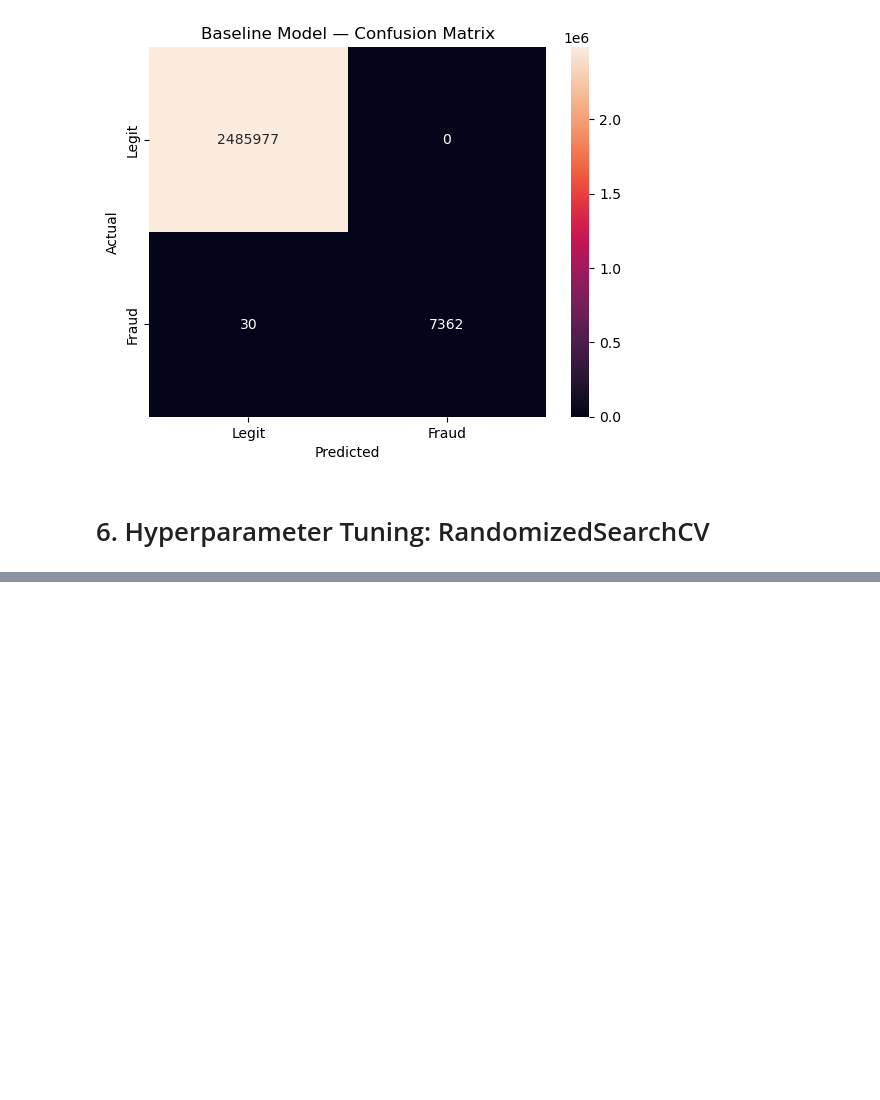
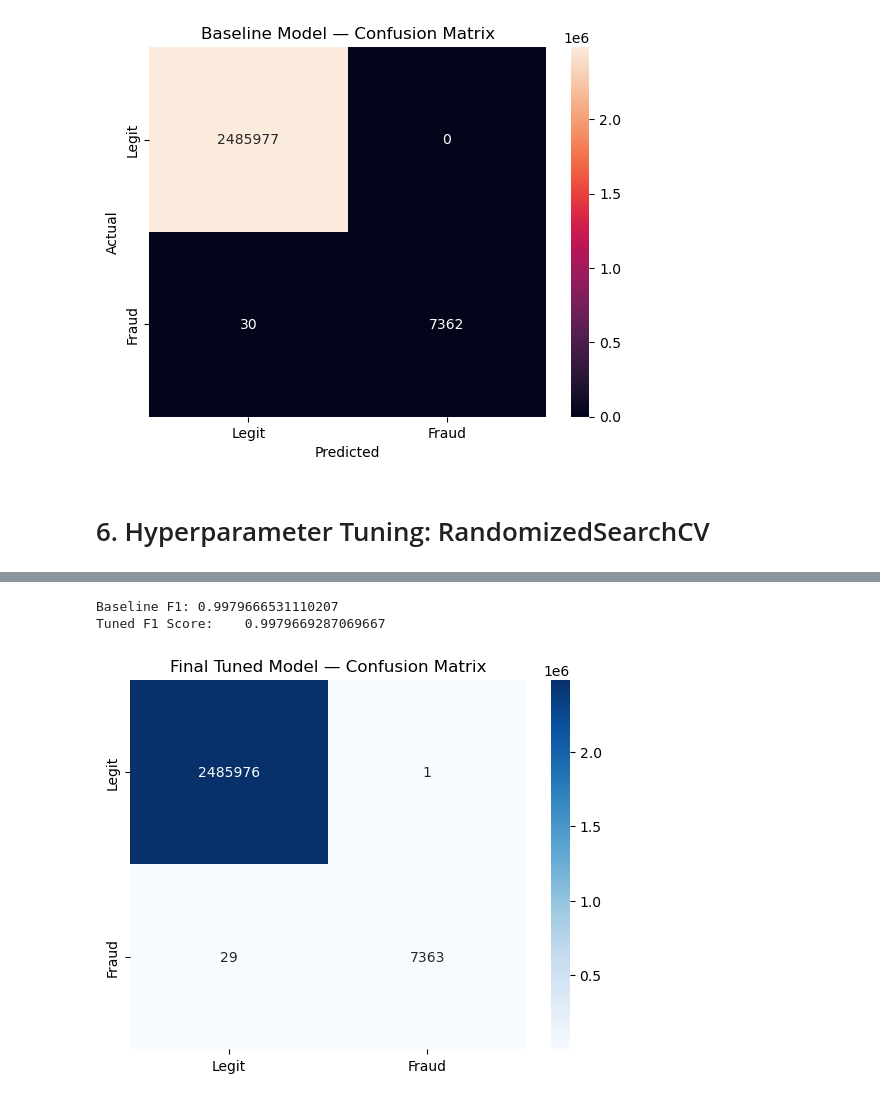
Before and after one commit to dekdiaz23-hue/TLAB-Financial--Fraud--Detection, a Jupyter notebook: Modeling.ipynb, the cells around one changed output, grey strips where cells are left out. Cells and saved outputs as stored; diff of their text form; code cells hidden in the pictures; blank space fills up the shorter version.

```diff
--- a/Modeling.ipynb
+++ b/Modeling.ipynb
@@ -160,0 +164,5 @@ Error:
+# %%
+best_rf = search.best_estimator_
+y_pred_tuned = best_rf.predict(X_test)
+print("Tuned F1 Score:", f1_score(y_test, y_pred_tuned))
+print(classification_report(y_test, y_pred_tuned))
@@ -160,0 +179,14 @@ Error:
+# %%
+print("Baseline F1:", baseline_f1)
+print("Tuned F1 Score:   ", f1_score(y_test, y_pred_tuned))
+
+cm = confusion_matrix(y_test, y_pred_tuned)
+sns.heatmap(cm, annot=True, fmt='d',
+            xticklabels=['Legit', 'Fraud'],
+            yticklabels=['Legit', 'Fraud'])
+plt.title('Final Tuned Model — Confusion Matrix')
+plt.show()
+# %% [output]
+Baseline F1: 0.9979666531110207
+Tuned F1 Score:    0.9979669287069667
+[figure, added]
```
Also changed, not shown: parts of 5 cells of this notebook, 1 other file.
